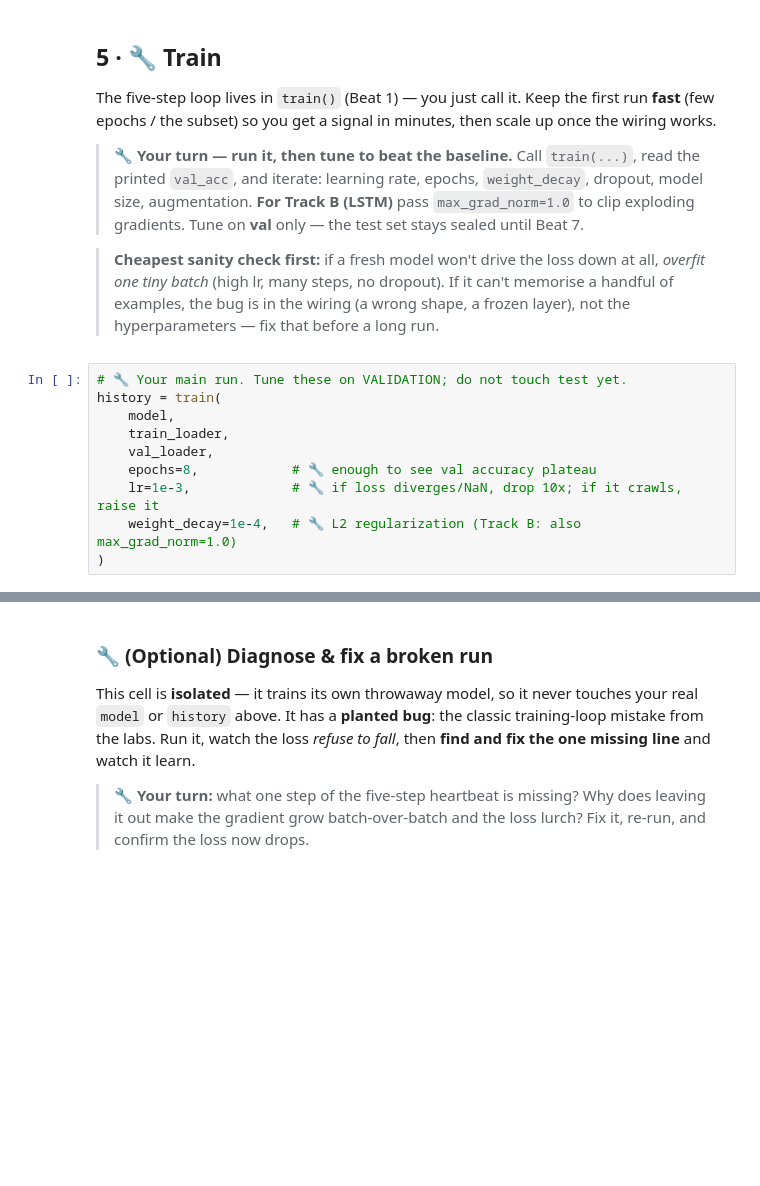
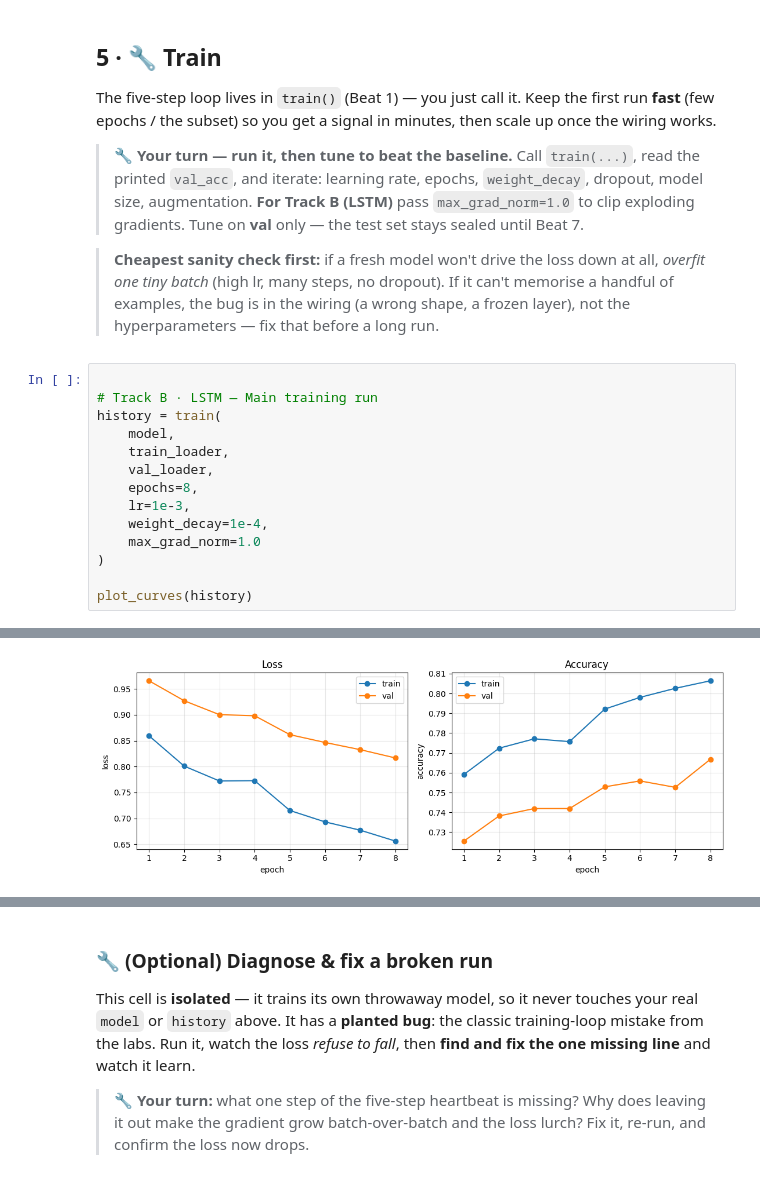
Before and after one commit to taehubhub-commits/Deeplearn_sittipan, a Jupyter notebook: deeplearn_text.ipynb, the cells around one changed output, grey strips where cells are left out. Cells and saved outputs as stored; diff of their text form; blank space fills up the shorter version.

```diff
--- a/deeplearn_text.ipynb
+++ b/deeplearn_text.ipynb
@@ -426,12 +470,17 @@ the wiring works.
 > handful of examples, the bug is in the wiring (a wrong shape, a frozen layer), not
 > the hyperparameters — fix that before a long run.
 # %%
-# 🔧 Your main run. Tune these on VALIDATION; do not touch test yet.
+
+# Track B · LSTM — Main training run
 history = train(
     model,
     train_loader,
     val_loader,
-    epochs=8,            # 🔧 enough to see val accuracy plateau
-    lr=1e-3,             # 🔧 if loss diverges/NaN, drop 10x; if it crawls, raise it
-    weight_decay=1e-4,   # 🔧 L2 regularization (Track B: also max_grad_norm=1.0)
+    epochs=8,
+    lr=1e-3,
+    weight_decay=1e-4,
+    max_grad_norm=1.0
 )
+
+plot_curves(history)
+# %% [output]
@@ -437,0 +495 @@ history = train(
+[figure, added]
```
Also changed, not shown: parts of 12 cells of this notebook.
